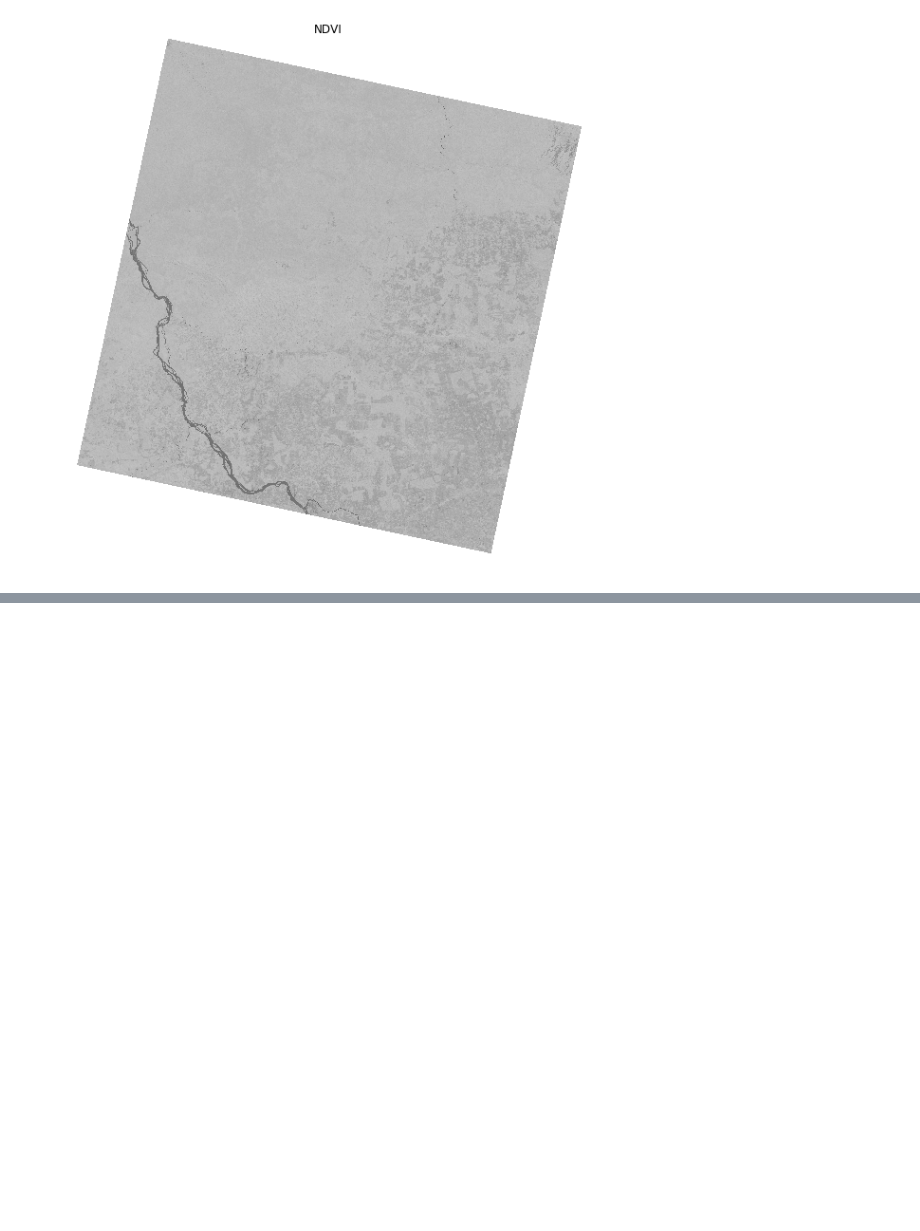
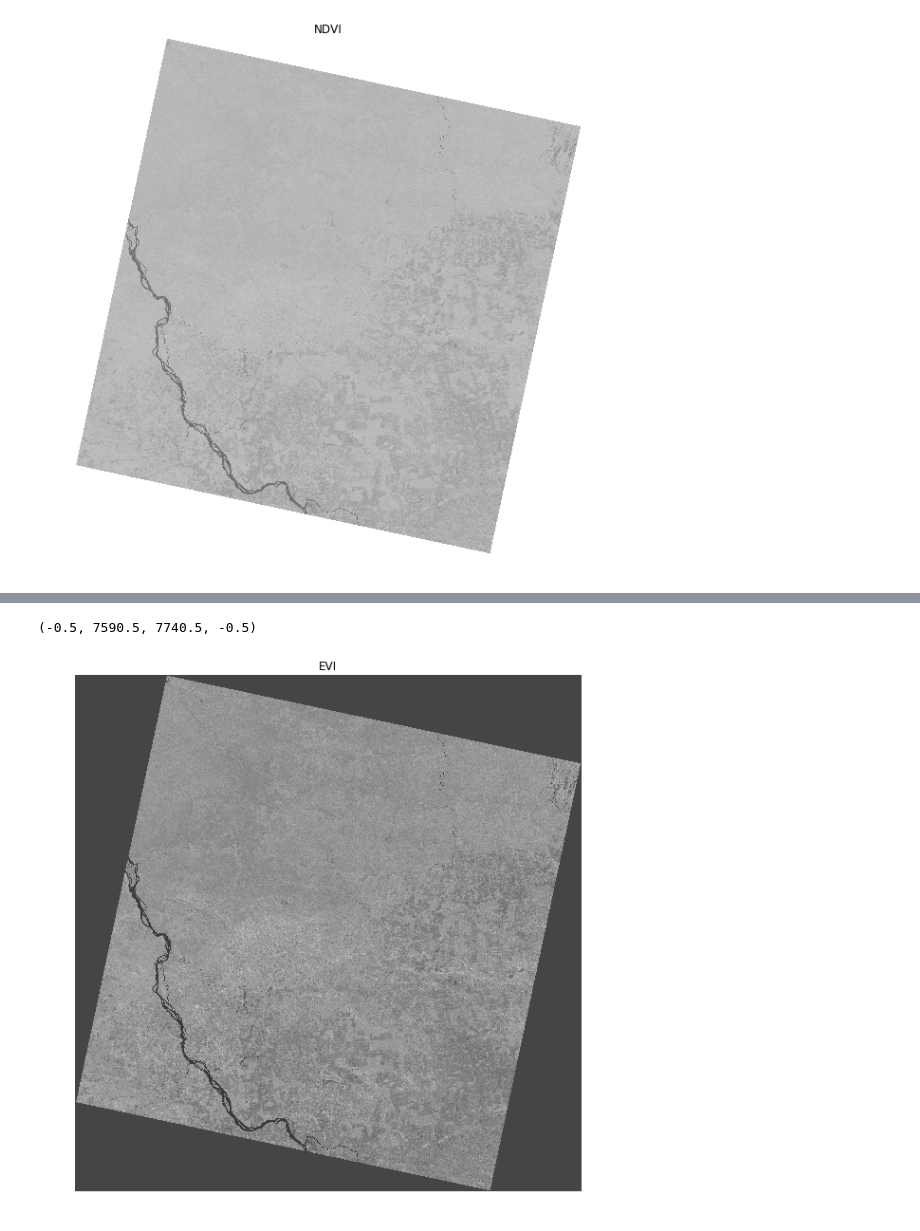
Before and after one commit to rvmaretto/deepgeo, a Jupyter notebook: notebooks/plot_preprocessor_results.ipynb, the cells around one changed output, grey strips where cells are left out. Drawn from its saved outputs; the diff is of its cells as text; code cells hidden in the pictures; blank space fills up the shorter version.

```diff
--- a/notebooks/plot_preprocessor_results.ipynb
+++ b/notebooks/plot_preprocessor_results.ipynb
@@ -54,0 +64,12 @@ pl.axis('off')
+# %%
+pl.figure(figsize=(10,10))
+pl.title('EVI')
+evi = preproc.get_index_band("evi")
+#p2, p98 = np.percentile(evi, (2, 98))
+#evi = exposure.rescale_intensity(evi, in_range=(p2, p98))
+#preproc.save_index_raster("evi", os.path.join(output_dir, "evi.tiff"))
+pl.imshow(evi, cmap="gray")
+pl.axis('off')
+# %% [output]
+(-0.5, 7590.5, 7740.5, -0.5)
+[figure, added]
```
Also changed, not shown: parts of 7 cells of this notebook, 2 other files.
